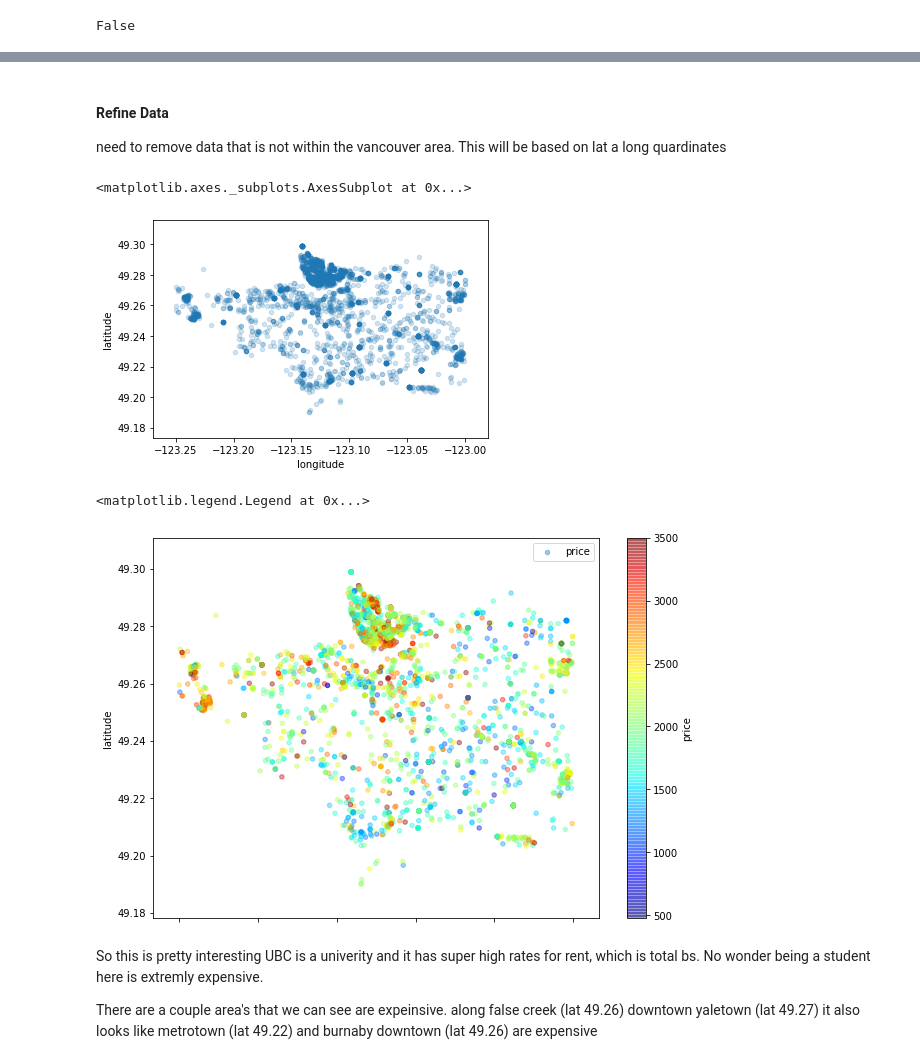
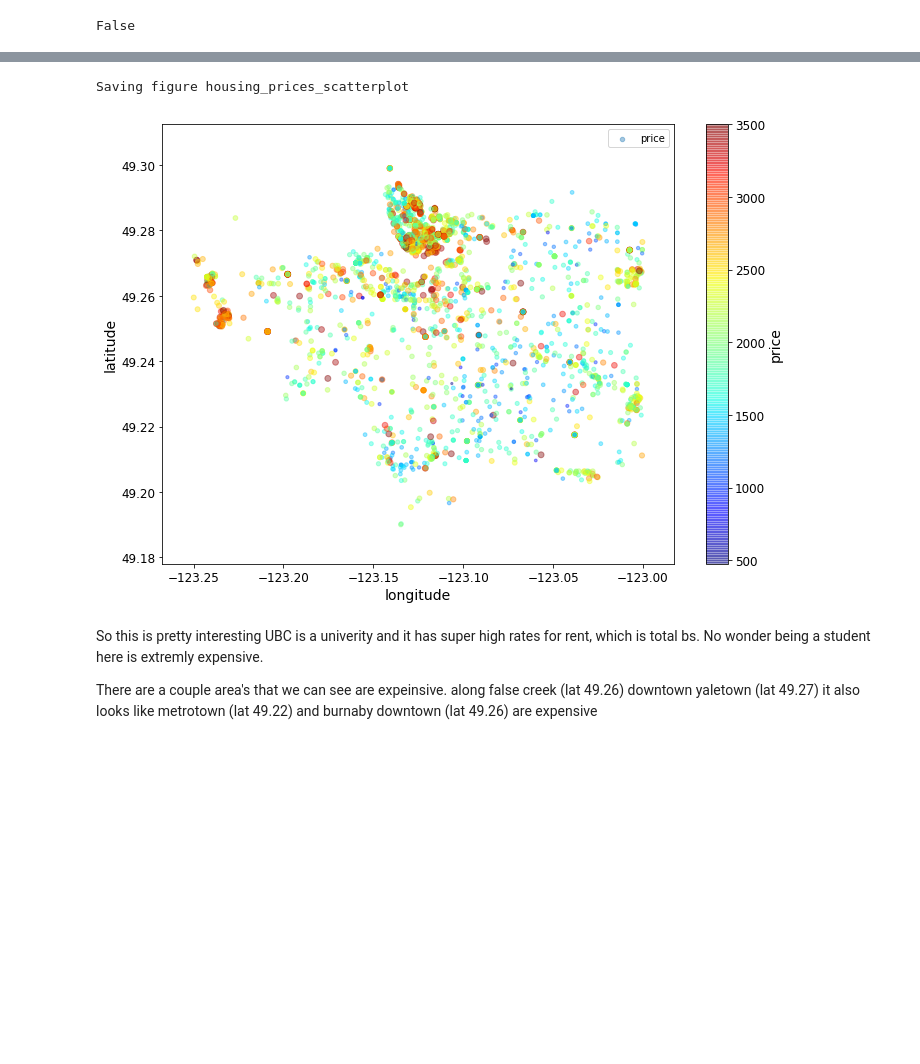
Before and after one commit to Paul-M-K/Craigslist_ML_project, a Jupyter notebook: Housing.ipynb, the cells around one changed output, grey strips where cells are left out. Saved outputs shown, nothing was run; the diff lists cells and outputs as text; code cells hidden in the pictures; blank space fills up the shorter version.

```diff
--- a/Housing.ipynb
+++ b/Housing.ipynb
@@ -11,5 +20,14 @@ lastly, I want to make this publicly avaible through some hosting website. I nee
 # %%
+# Import librires
+import os
+import urllib
 import pandas as pd
 import numpy as np
+
+# To plot pretty figures
 %matplotlib inline
+import matplotlib as mpl
 import matplotlib.pyplot as plt
+mpl.rc('axes', labelsize=14)
+mpl.rc('xtick', labelsize=12)
+mpl.rc('ytick', labelsize=12)
@@ -21,0 +34,13 @@ This code is working at the moment, but there are certain things I would like to
+# %%
+# Where to save the figures
+PROJECT_ROOT_DIR = "."
+CHAPTER_ID = "end_to_end_project"
+IMAGES_PATH = os.path.join(PROJECT_ROOT_DIR, "images", CHAPTER_ID)
+os.makedirs(IMAGES_PATH, exist_ok=True)
+
+def save_fig(fig_id, tight_layout=True, fig_extension="png", resolution=300):
+    path = os.path.join(IMAGES_PATH, fig_id + "." + fig_extension)
+    print("Saving figure", fig_id)
+    if tight_layout:
+        plt.tight_layout()
+    plt.savefig(path, format=fig_extension, dpi=resolution)
@@ -97,3 +172,4 @@ memory usage: 558.4+ KB
 At this moment I don't see how the name can be quantized therefore i will remove the information
 # %%
 housing.drop("name", axis = 1, inplace = True)
+housing.drop("accuracy", axis = 1, inplace = True)
@@ -134,5 +222,6 @@ train_set, test_set = train_test_split(housing,test_size = 0.2,random_state = 42
 
 since we have a small data set, we might run into a sample bias. To combat this as best as possible, cut the data into a price catagory.
 # %%
-housing["price_cat"] = pd.cut(housing["price"],bins =[0.0,500.0,1000.0,1500.0,2000.0,2500.0,3000.0,3500.0,np.inf],labels=[1,2,3,4,5,6,7,8])
-housing["price_cat"].hist()
+housing["price_cat"] = pd.cut(housing["price"],
+                              bins =[0.0,500.0,1000.0,1500.0,2000.0,2500.0,3000.0,3500.0,np.inf],
+                              labels=[1,2,3,4,5,6,7,8])
@@ -208,4 +308,0 @@ housing.plot(kind="scatter",x="longitude",y="latitude")
-# %% [markdown]
-#### Refine Data ####
-
-need to remove data that is not within the vancouver area. This will be based on lat a long quardinates
@@ -222,16 +309,13 @@ for longitude in housing["longitude"]:
-# %%
-housing.plot(kind="scatter",x="longitude",y="latitude", alpha=0.2)
-# %% [output]
-<matplotlib.axes._subplots.AxesSubplot at 0x...>
-[figure, removed]
 # %%
 housing.plot(kind="scatter",x="longitude",y="latitude",alpha=0.4,
-             label = "price", figsize=(10,7),
-            c="price",cmap=plt.get_cmap("jet"),colorbar=True)
+             s=housing['price']/100,label = "price",figsize=(10,7),
+            c="price",cmap=plt.get_cmap("jet"),colorbar=True,
+            sharex=False)
 plt.legend()
+save_fig("housing_prices_scatterplot")
 # %% [output]
-<matplotlib.legend.Legend at 0x...>
+Saving figure housing_prices_scatterplot
-[figure, old version]
+[figure, new version]
 # %% [markdown]
 So this is pretty interesting UBC is a univerity and it has super high rates for rent, which is total bs. No wonder being a student here is extremly expensive.
 
```
Also changed, not shown: parts of 105 cells of this notebook.
